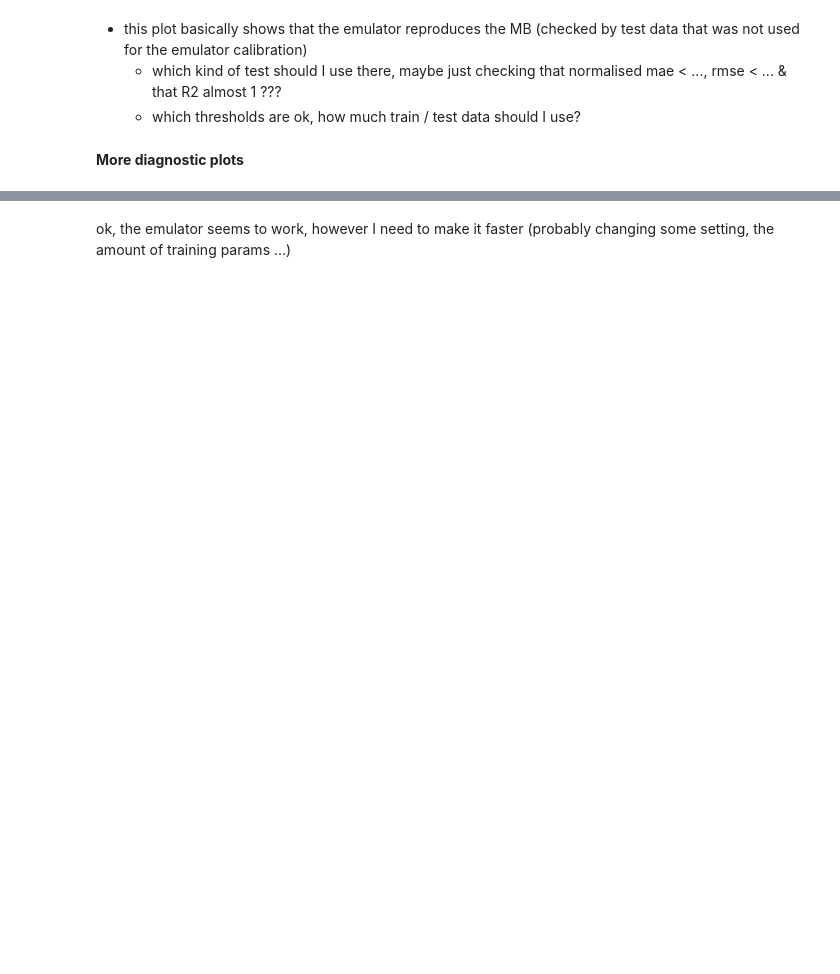
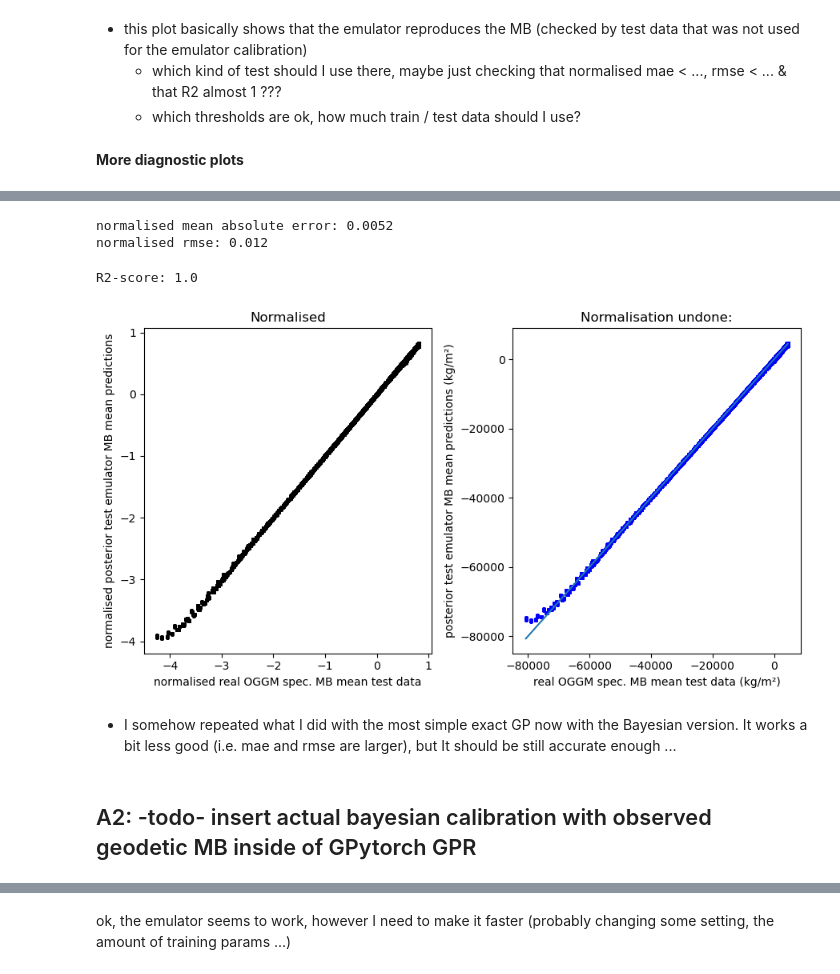
Before and after one commit to OGGM/massbalance-sandbox, a Jupyter notebook: docs/emulator_bayes_calib/bayesian_gaussian_process_emulator_tests_2022_10.ipynb, the cells around one changed output, grey strips where cells are left out. Cells and saved outputs as stored; diff of their text form; code cells hidden in the pictures; blank space fills up the shorter version.

```diff
--- a/docs/emulator_bayes_calib/bayesian_gaussian_process_emulator_tests_2022_10.ipynb
+++ b/docs/emulator_bayes_calib/bayesian_gaussian_process_emulator_tests_2022_10.ipynb
@@ -163,12 +182,11 @@ Next step:
 # %%
 ### how do I choose the right model hyperparameters ???
 # ----- Find optimal model hyperparameters -----
+
 model.train()
 likelihood.train()
 
 # Use the adam optimizer
-# learning rate ->
-#optimizer = torch.optim.Adam(model.parameters(), lr=0.3)  # Includes GaussianLikelihood parameters
 optimizer = torch.optim.Adam(model.parameters(), lr=0.3)  # Includes GaussianLikelihood parameters
 
 
@@ -183,8 +201,10 @@ for i in range(1000):
     # Calc loss and backprop gradients
     loss = -mll(output, y_train)
     loss.backward()
-    if debug and i%100==0:
+    if i%100==0:
          print(i, loss.item(), model.covar_module.base_kernel.lengthscale[0],
                   model.likelihood.noise.item())
     optimizer.step()
+# sometimes I get a NotPSDError: Matrix not positive definite after repeatedly adding jitter up to 1.0e-04. error
+# don't know why -> but then I just reload the training/testing dataset and it works again ...
 # %% [output]
@@ -533,0 +418,52 @@ There were 4 divergences after tuning. Increase `target_accept` or reparameteriz
+# %%
+idx = np.argsort(y_test.numpy())
+
+with torch.no_grad():
+    lower, upper = y_pred.confidence_region()
+
+    f, axs = plt.subplots(1, 2, figsize=(9, 5))
+    # Compare the modeled and emulated "test" mass balances (WITH normalisation)
+    ax = axs[0]
+    ax.set_title('Normalised')
+    mae_norm_l = []
+    rmse_norm_l = []
+    for i in range(min(num_samples, 25)):
+        y_pred_mean = y_pred.mean[i].detach().numpy()[idx]
+        ax.plot(y_test.numpy()[idx], y_pred_mean, 'k.', ms=5)
+        mae_norm_l.append(sklearn.metrics.mean_absolute_error(y_test.numpy()[idx], y_pred_mean))
+        rmse_norm_l.append(sklearn.metrics.mean_squared_error(y_test.numpy()[idx], y_pred_mean,
+                                                       squared = False))  # returns rmse error!!!
+    print(f'normalised mean absolute error: {np.array(mae_norm_l).mean():.2}')
+    print(f'normalised rmse: {np.array(rmse_norm_l).mean():.2}')
+
+
+    ax.set_xlabel('normalised real OGGM spec. MB mean test data')
+    ax.set_ylabel('normalised posterior test emulator MB mean predictions')
+
+    # Compare the modeled and emulated "test" mass balances (WITHOUT normalisation)
+    ax = axs[1]
+    ax.set_title('Normalisation undone:')
+    for i in range(min(num_samples, 25)):
+        y_em_norm_test = model(torch.tensor(X_test).to(torch.float)).mean[i].detach().numpy()
+        y_em_test_nonnorm = y_em_norm_test * y_std + y_mean
+        y_test_nonnorm = y_test * y_std + y_mean
+
+        ax.plot(y_test_nonnorm.numpy()[idx], y_em_test_nonnorm[idx], 'b.', ms=5)
+    ax.plot([y.min(),y.max()], [y.min(), y.max()])
+    ax.set_ylabel('posterior test emulator MB mean predictions (kg/m²)')
+    ax.set_xlabel('real OGGM spec. MB mean test data (kg/m²)')
+
+    r2_test_data = sklearn.metrics.r2_score(y_test_nonnorm, y_em_test_nonnorm)
+    print(f'R2-score: {r2_test_data:.2}')
+
+    plt.tight_layout()
+    plt.show()
+# %% [output]
+normalised mean absolute error: 0.0052
+normalised rmse: 0.012
+R2-score: 1.0
+[figure, added]
+# %% [markdown]
+- I somehow repeated what I did with the most simple exact GP now with the Bayesian version. It works a bit less good (i.e. mae and rmse are larger), but It should be still accurate enough ...
+# %% [markdown]
+## A2: -todo- insert actual bayesian calibration with observed geodetic MB inside of GPytorch GPR<a id='A2'></a>
```
Also changed, not shown: parts of 140 cells of this notebook, 1 other file.
